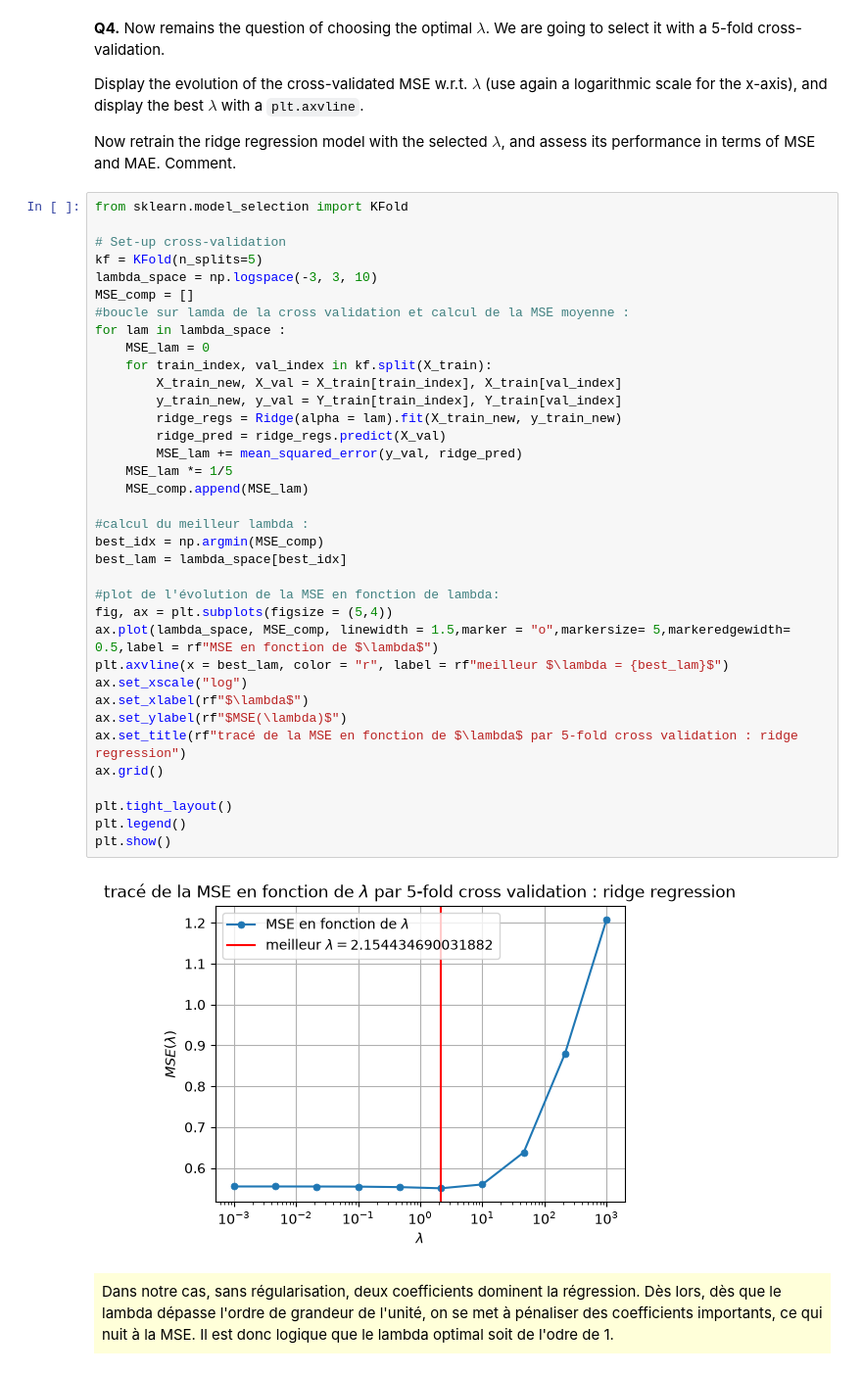
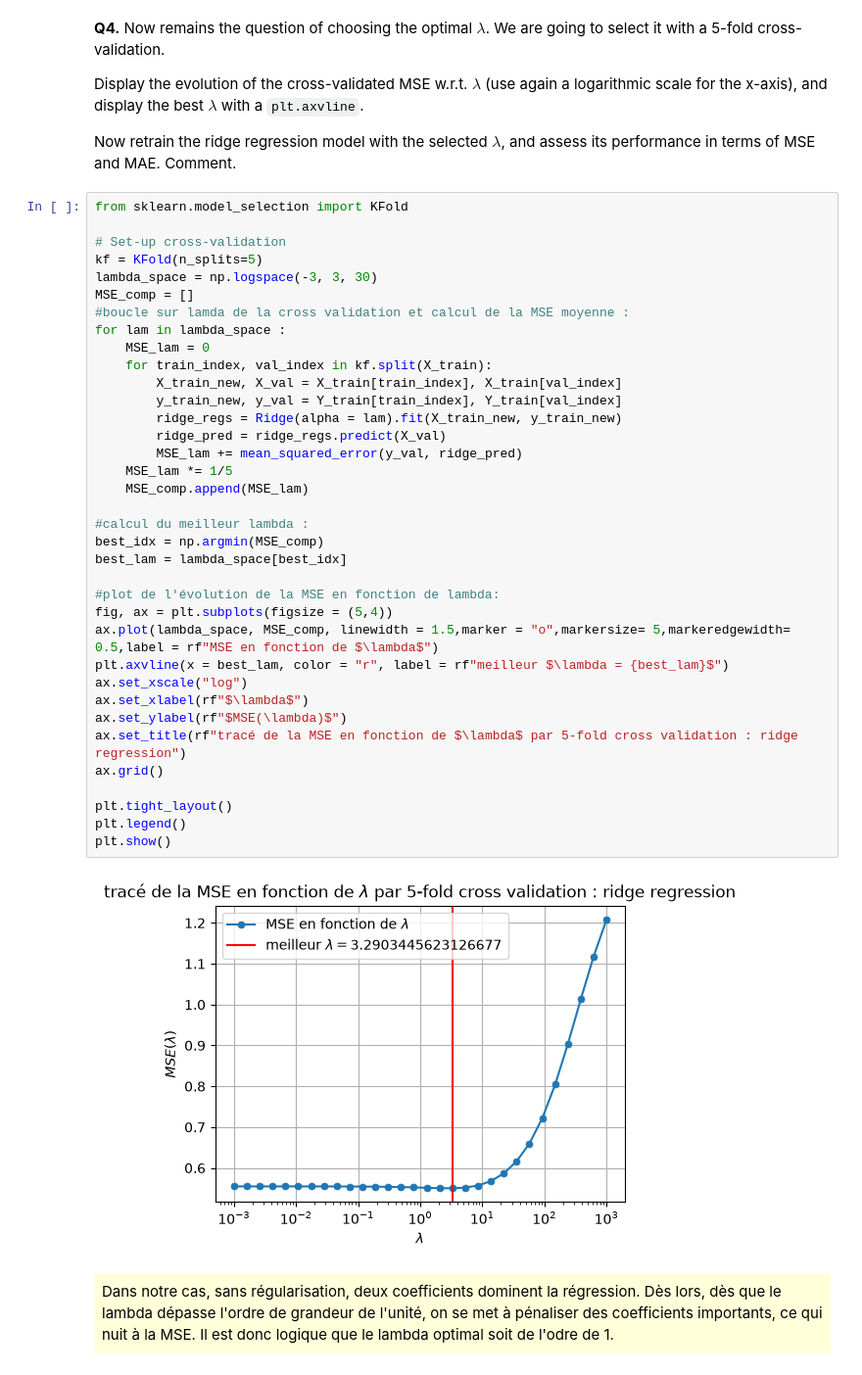
Before and after one commit to alxndrTL/python_sdia, a Jupyter notebook: Labs_ML/Lab1_ML/lab1.ipynb, the cells around one changed output. Shown at 98% size. Drawn from its saved outputs; the diff is of its cells as text.

```diff
--- a/Labs_ML/Lab1_ML/lab1.ipynb
+++ b/Labs_ML/Lab1_ML/lab1.ipynb
@@ -224,39 +224,39 @@ from sklearn.model_selection import KFold
 
 # Set-up cross-validation
 kf = KFold(n_splits=5)
-lambda_space = np.logspace(-3, 3, 10)
+lambda_space = np.logspace(-3, 3, 30)
 MSE_comp = []
 #boucle sur lamda de la cross validation et calcul de la MSE moyenne :
 for lam in lambda_space :
     MSE_lam = 0
     for train_index, val_index in kf.split(X_train):
         X_train_new, X_val = X_train[train_index], X_train[val_index]
         y_train_new, y_val = Y_train[train_index], Y_train[val_index]
         ridge_regs = Ridge(alpha = lam).fit(X_train_new, y_train_new)
         ridge_pred = ridge_regs.predict(X_val)
         MSE_lam += mean_squared_error(y_val, ridge_pred)
     MSE_lam *= 1/5
     MSE_comp.append(MSE_lam)
 
 #calcul du meilleur lambda :
 best_idx = np.argmin(MSE_comp)
 best_lam = lambda_space[best_idx]
 
 #plot de l'évolution de la MSE en fonction de lambda:
 fig, ax = plt.subplots(figsize = (5,4))
 ax.plot(lambda_space, MSE_comp, linewidth = 1.5,marker = "o",markersize= 5,markeredgewidth= 0.5,label = rf"MSE en fonction de $\lambda$")
 plt.axvline(x = best_lam, color = "r", label = rf"meilleur $\lambda = {best_lam}$")
 ax.set_xscale("log")
 ax.set_xlabel(rf"$\lambda$")
 ax.set_ylabel(rf"$MSE(\lambda)$")
 ax.set_title(rf"tracé de la MSE en fonction de $\lambda$ par 5-fold cross validation : ridge regression")
 ax.grid()
 
 plt.tight_layout()
 plt.legend()
 plt.show()
 # %% [output]
-[figure, old version]
+[figure, new version]
 # %% [markdown]
 <div style="background-color: rgba(255, 255, 0, 0.15); padding: 8px;">
 Dans notre cas, sans régularisation, deux coefficients dominent la régression. Dès lors, dès que le lambda dépasse l'ordre de grandeur de l'unité, on se met à pénaliser des coefficients importants, ce qui nuit à la MSE. Il est donc logique que le lambda optimal soit de l'odre de 1.
```
Also changed, not shown: parts of 4 cells of this notebook, 1 other file.
